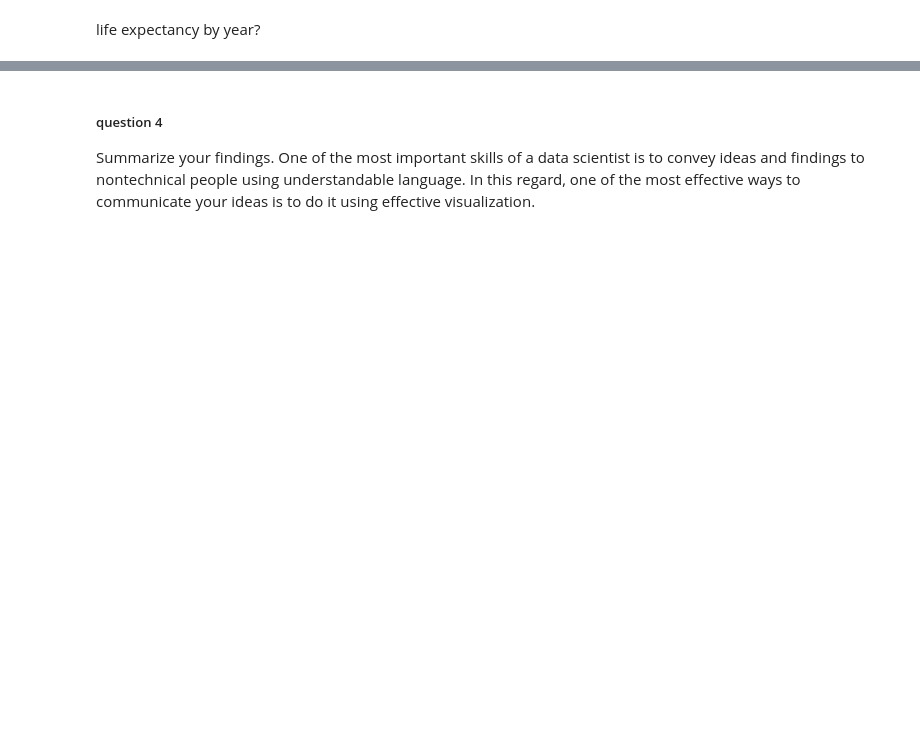
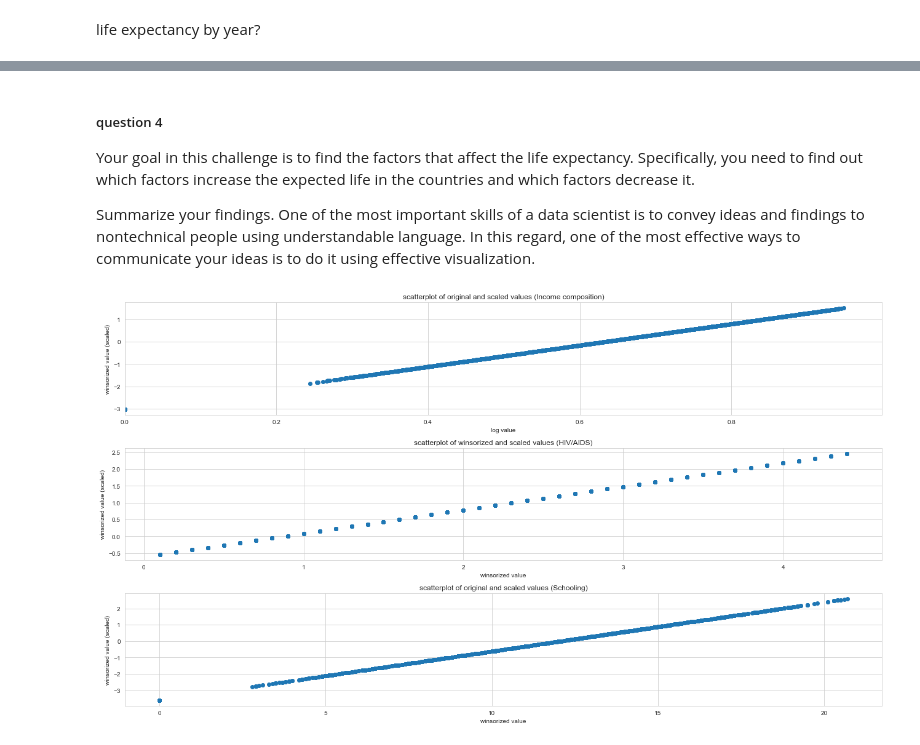
Before and after one commit to kathieking/Thinkful, a Jupyter notebook: check17_challenge-Copy1.ipynb, the cells around one changed output, grey strips where cells are left out. Cells and saved outputs as stored; diff of their text form; code cells hidden in the pictures; blank space fills up the shorter version.

```diff
--- a/check17_challenge-Copy1.ipynb
+++ b/check17_challenge-Copy1.ipynb
@@ -742,0 +1307,2 @@ np.sqrt(lifeexpectancy_df['log_Income composition of resources'])
+# %%
+lifeexpectancy_df['Status_category']= lifeexpectancy_df['Status'].map({'Developing': 0, 'Developed': 1})
@@ -743,3 +1339,37 @@ np.sqrt(lifeexpectancy_df['log_Income composition of resources'])
 # %% [markdown]
 ##### question 4
+Your goal in this challenge is to find the factors that affect the life expectancy. Specifically, you need to find out which factors increase the expected life in the countries and which factors decrease it.
+
 Summarize your findings. One of the most important skills of a data scientist is to convey ideas and findings to nontechnical people using understandable language. In this regard, one of the most effective ways to communicate your ideas is to do it using effective visualization.
+# %%
+from sklearn.preprocessing import scale
+
+lifeexpectancy_df['scaled_Income composition of resources'] = scale(lifeexpectancy_df['Income composition of resources'])
+lifeexpectancy_df['scaled_winsor_HIV/AIDS'] = scale(lifeexpectancy_df['winsorized_HIV/AIDS'])
+lifeexpectancy_df['scaled_Schooling'] = scale(lifeexpectancy_df['Schooling'])
+
+plt.figure(figsize=(18,10))
+
+plt.subplot(3,1,1)
+plt.scatter(lifeexpectancy_df['Income composition of resources'], lifeexpectancy_df['scaled_Income composition of resources'])
+plt.title('scatterplot of original and scaled values (Income composition)')
+plt.xlabel('log value')
+plt.ylabel('winsorized value (scaled)')
+plt.xlim(0.00000001)
+
+plt.subplot(3,1,2)
+plt.scatter(lifeexpectancy_df['winsorized_HIV/AIDS'], lifeexpectancy_df['scaled_winsor_HIV/AIDS'])
+plt.title('scatterplot of winsorized and scaled values (HIV/AIDS)')
+plt.xlabel('winsorized value')
+plt.ylabel('winsorized value (scaled)')
+
+plt.subplot(3,1,3)
+plt.scatter(lifeexpectancy_df['Schooling'], lifeexpectancy_df['scaled_Schooling'])
+plt.title('scatterplot of original and scaled values (Schooling)')
+plt.xlabel('winsorized value')
+plt.ylabel('winsorized value (scaled)')
+
+plt.tight_layout()
+plt.show()
+# %% [output]
+[figure, added]
```
Also changed, not shown: parts of 67 cells of this notebook.
